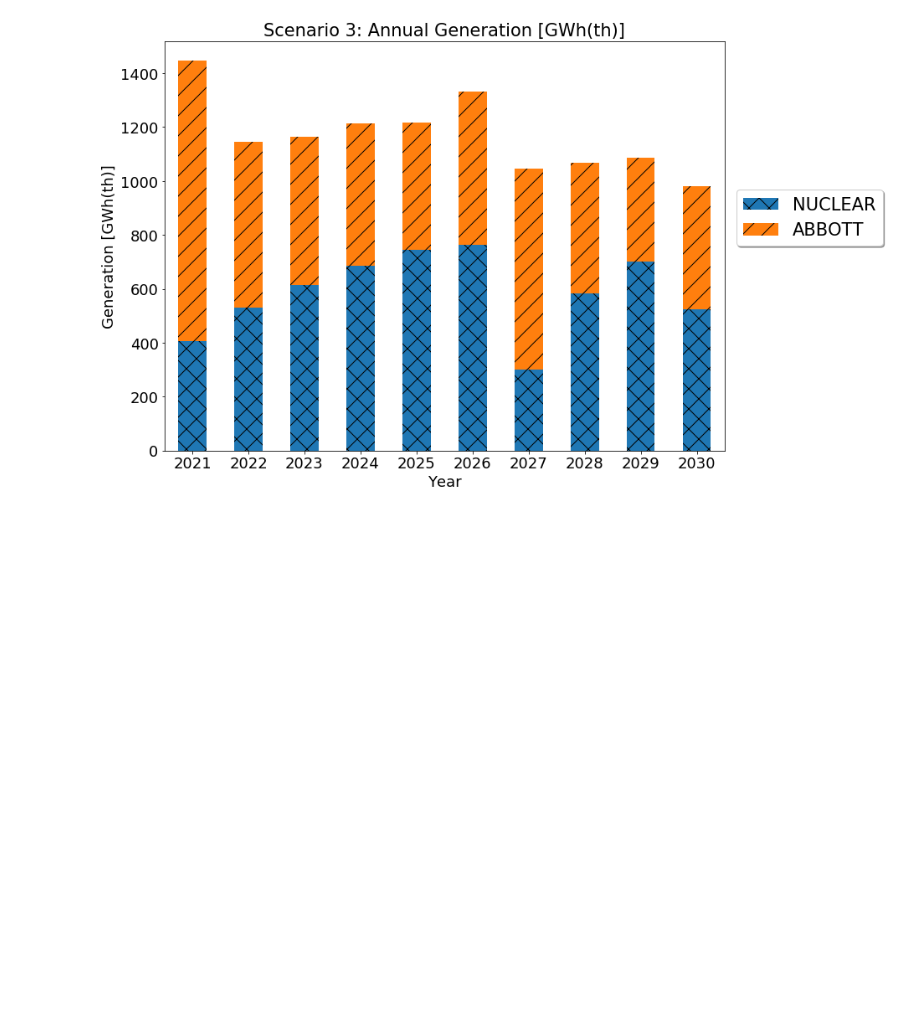
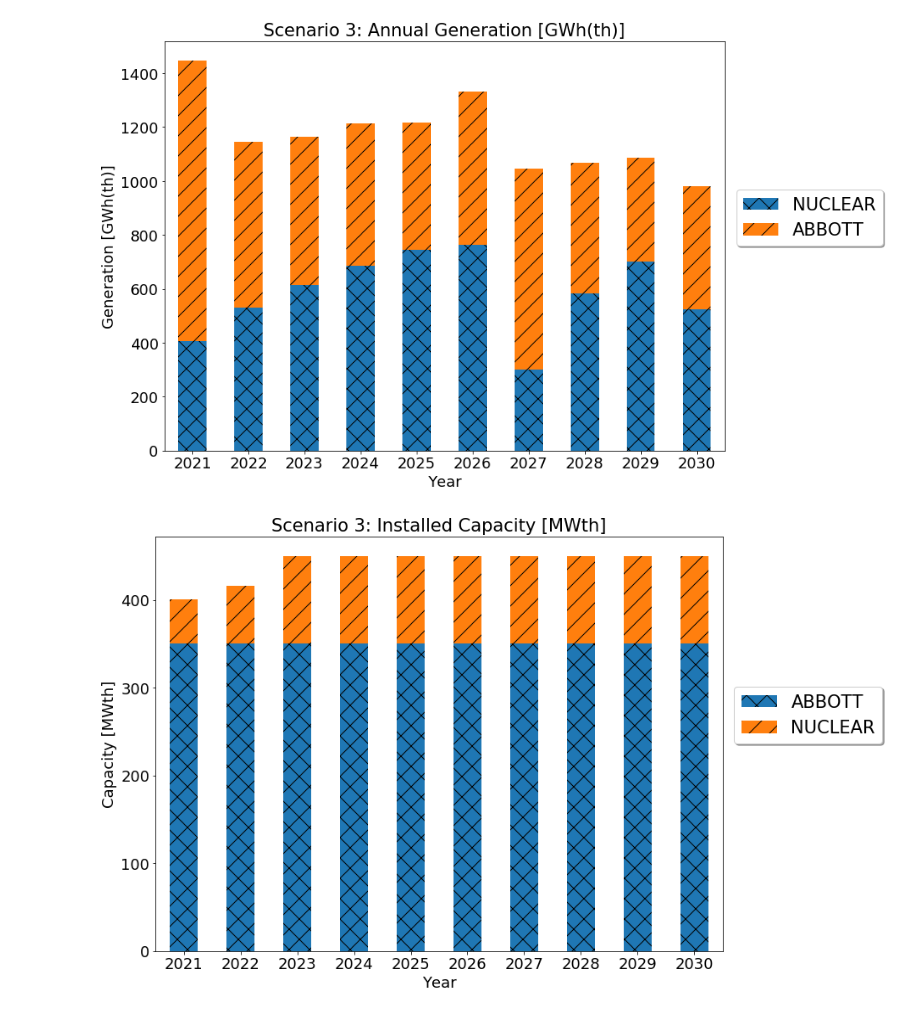
Before and after one commit to arfc/pride, a Jupyter notebook: data_processing/temoa_processing.ipynb, the cells around one changed output. Saved outputs shown, nothing was run; the diff lists cells and outputs as text; code cells hidden in the pictures; blank space fills up the shorter version.

```diff
--- a/data_processing/temoa_processing.ipynb
+++ b/data_processing/temoa_processing.ipynb
@@ -243,6 +243,8 @@ plt.show()
 limit_emissions = read_csv(limitnuclear_path+"nuclear_emissions.csv", parse_dates=True, index_col='Year')
 limit_activity_stm = read_csv(limitnuclear_path+"nuclear_activity_stm.csv", parse_dates=True, index_col='Year')
 limit_activity_elc = read_csv(limitnuclear_path+"nuclear_activity_elc.csv", parse_dates=True, index_col='Year')
+limit_capacity_stm = read_csv(limitnuclear_path+"nuclear_capacity_industrial.csv", parse_dates=True, index_col='Year')
+limit_capacity_elc = read_csv(limitnuclear_path+"nuclear_capacity_electric.csv", parse_dates=True, index_col='Year')
 # %%
 limit_emissions['total'] = limit_emissions['IMPELC'] + limit_emissions['ABBOTT']
 limit_emissions
@@ -319,3 +321,22 @@ ax.legend(loc=(1.02,0.5),fancybox=True, shadow=True, fontsize=12,prop={'size': 2
 plt.show()
 # %% [output]
 [figure]
+# %%
+ax = limit_capacity_stm.plot.bar(stacked=True)
+plt.title("Scenario 3: Installed Capacity [MWth]", fontsize=21)
+plt.ylabel("Capacity [MWth]", fontsize=18)
+plt.xlabel("Year", fontsize=18)
+
+bars = ax.patches
+hatches = ''.join(h*len(limit_capacity_stm) for h in 'x/O.')
+
+for bar, hatch in zip(bars, hatches):
+    bar.set_hatch(hatch)
+
+ax.set_xticks(idx)
+ax.set_xticklabels(years, rotation=0, fontsize=18)
+plt.yticks(fontsize=18)
+ax.legend(loc=(1.02,0.5),fancybox=True, shadow=True, fontsize=12,prop={'size': 21})
+plt.show()
+# %% [output]
+[figure, added]
```
Also changed, not shown: parts of 1 cell of this notebook, 5 other files.
